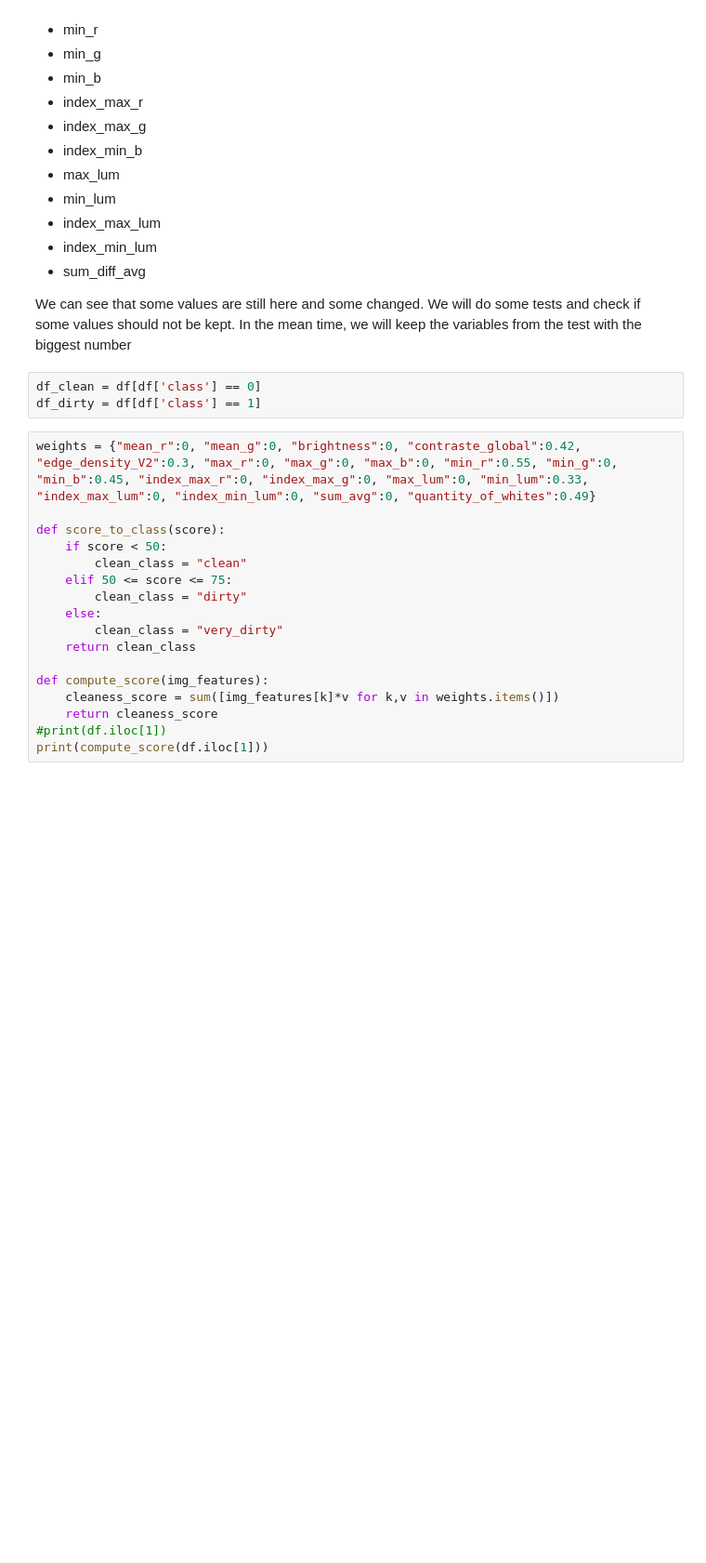
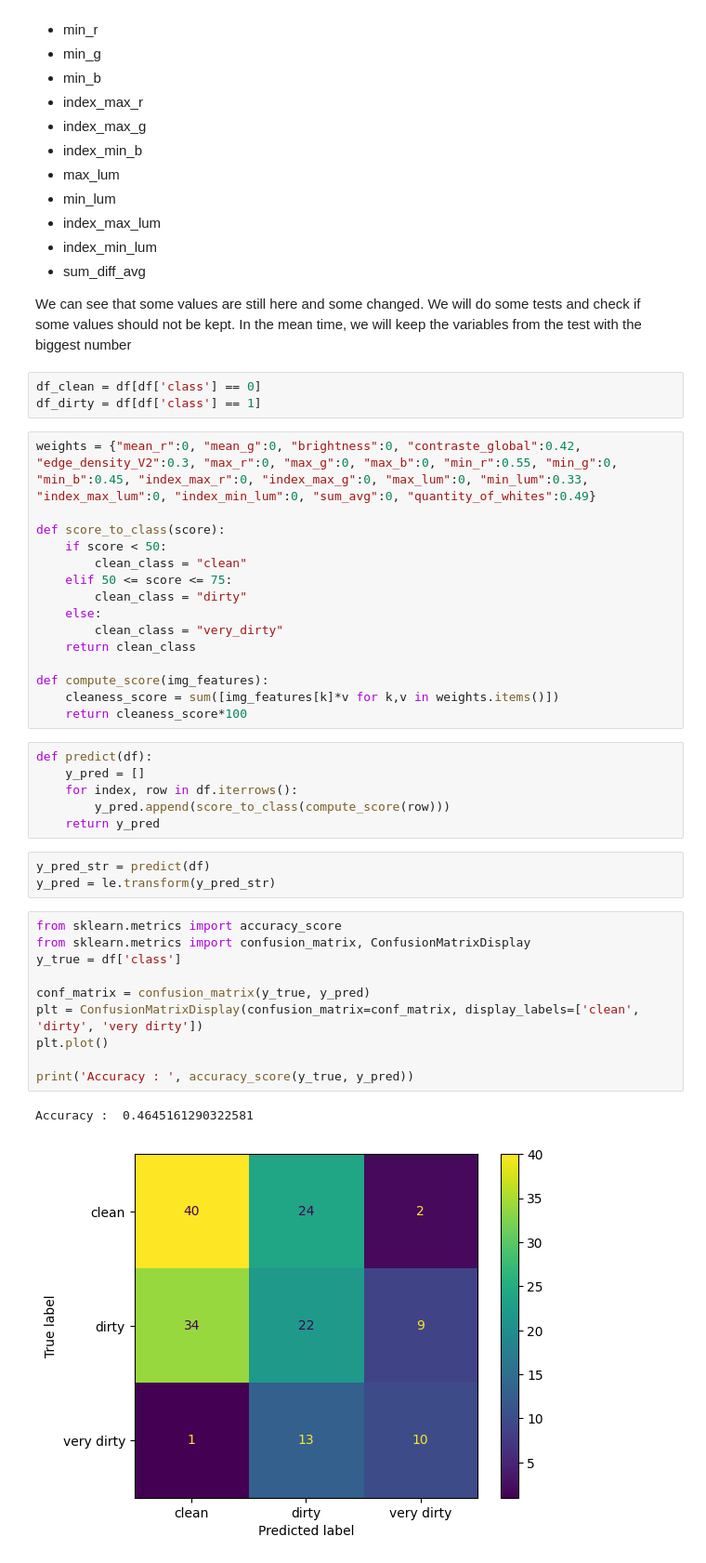
Before and after one commit to Antsurf/bin-oculaire, a Jupyter notebook: app/classifier.ipynb, the cells around one changed output. Shown at 93% size. Drawn from its saved outputs; the diff is of its cells as text; blank space fills up the shorter version.

```diff
--- a/app/classifier.ipynb
+++ b/app/classifier.ipynb
@@ -237,6 +247,26 @@ def score_to_class(score):
 
 def compute_score(img_features):
     cleaness_score = sum([img_features[k]*v for k,v in weights.items()])
-    return cleaness_score
-#print(df.iloc[1])
-print(compute_score(df.iloc[1]))
+    return cleaness_score*100
+# %%
+def predict(df):
+    y_pred = []
+    for index, row in df.iterrows():
+        y_pred.append(score_to_class(compute_score(row)))
+    return y_pred
+# %%
+y_pred_str = predict(df)
+y_pred = le.transform(y_pred_str)
+# %%
+from sklearn.metrics import accuracy_score
+from sklearn.metrics import confusion_matrix, ConfusionMatrixDisplay
+y_true = df['class']
+
+conf_matrix = confusion_matrix(y_true, y_pred)
+plt = ConfusionMatrixDisplay(confusion_matrix=conf_matrix, display_labels=['clean', 'dirty', 'very dirty'])
+plt.plot()
+
+print('Accuracy : ', accuracy_score(y_true, y_pred))
+# %% [output]
+Accuracy :  0.4645161290322581
+[figure, added]
```
Also changed, not shown: parts of 6 cells of this notebook.
